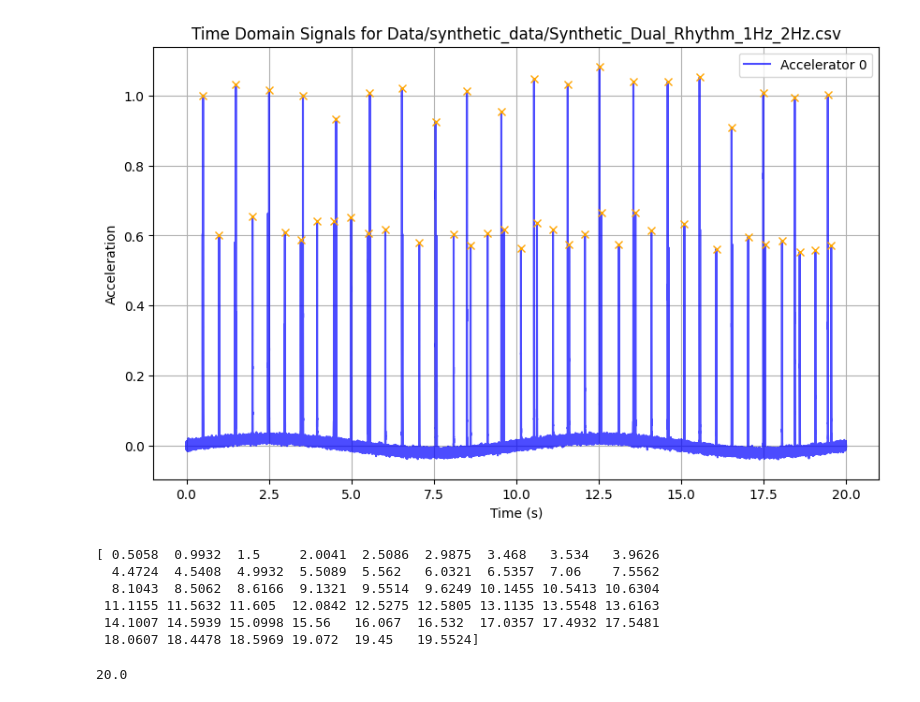
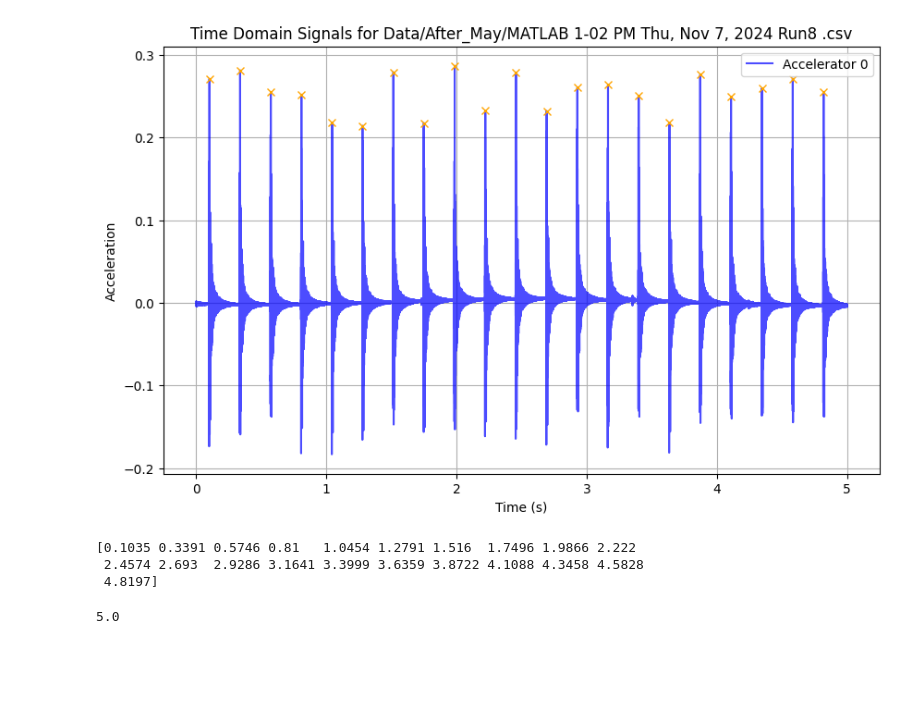
Before and after one commit to lamkin1/Acoustic-Space-Boiling, a Jupyter notebook: MultipleBoilings_2.ipynb, the cells around one changed output. Saved outputs shown, nothing was run; the diff lists cells and outputs as text; code cells hidden in the pictures; blank space fills up the shorter version.

```diff
--- a/MultipleBoilings_2.ipynb
+++ b/MultipleBoilings_2.ipynb
@@ -11,7 +10,7 @@ import statistics
 import math
 # %%
 # Single Rhythmic
-# file = 'Data/After_May/MATLAB 1-02 PM Thu, Nov 7, 2024 Run8 .csv' # Example 1, sd=0.02
+file = 'Data/After_May/MATLAB 1-02 PM Thu, Nov 7, 2024 Run8 .csv' # Example 1, sd=0.02
 # file = 'Data/After_May/MATLAB 1-21 PM Thu, Nov 7, 2024 Run10 .csv'
 # file ='Data/After_May/MATLAB 3-55 PM Thu, Sep 5, 2024 Run0 .csv'
 # file = 'Data/After_May/MATLAB 1-12 PM Thu, Nov 7, 2024 Run9 .csv'
@@ -30,41 +29,38 @@ import math
 # file = 'Data/After_May/MATLAB 2-26 PM Thu, Oct 31, 2024 Run11 .csv'
 # file = 'Data/After_May/MATLAB 1-31 PM Tue, Oct 29, 2024 Run7 .csv'
 # file = 'Data/After_May/MATLAB 1-53 PM Tue, Oct 29, 2024 Run14 .csv' # Example 3, sd=0.01
 # file = 'Data/After_May/MATLAB 2-54 PM Fri, Sep 13, 2024 Run5 .csv'
 # file = 'Data/After_May/MATLAB 3-18 PM Tue, Oct 15, 2024 Run9 .csv'
 # file = 'Data/After_May/MATLAB 12-54 PM Fri, Jun 28, 2024 Run7 .csv'
 # file = 'Data/After_May/MATLAB 3-00 PM Tue, Oct 15, 2024 Run5 .csv' # amplitude
 # file = 'Data/After_May/MATLAB 2-15 PM Thu, Oct 31, 2024 Run8 .csv'
 # file = 'Data/After_May/MATLAB 2-28 PM Thu, Oct 31, 2024 Run12 .csv'
 # file = 'Data/After_May/MATLAB 2-36 PM Fri, Jun 14, 2024 Run14 .csv'
 # file = 'Data/After_May/MATLAB 2-47 PM Mon, Oct 28, 2024 Run10 .csv'
 # file = 'Data/After_May/MATLAB 3-06 PM Wed, Sep 18, 2024 Run7 .csv' # Example 2, sd=0.02
 # file = 'Data/After_May/MATLAB 4-00 PM Mon, Aug 26, 2024 Run5 .csv'
 
 # Double Rhythmic
 # file = 'Data/After_May/MATLAB 3-15 PM Thu, Oct 24, 2024 Run15.csv'
 
 # file = 'Data/After_May/MATLAB 2-24 PM Tue, Jun 11, 2024 Run2 .csv'
 
 # Synthetic Data
-file = 'Data/synthetic_data/Synthetic_Dual_Rhythm_1Hz_2Hz.csv'
+# file = 'Data/synthetic_data/Synthetic_Dual_Rhythm_1Hz_2Hz.csv'
 # file = 'Data/synthetic_data/Synthetic_Irregular_Dual_Rhythm.csv'
 # file = 'Data/synthetic_data/Synthetic_Triple_Rhythm_Complex.csv'
 
 acceleration0 = get_file(file)
 x, y = get_peaks(acceleration0)
 
 plot_file(file)
 
 print(x)
 # %% [output]
-[figure, old version]
+[figure, new version]
-[ 0.5058  0.9932  1.5     2.0041  2.5086  2.9875  3.468   3.534   3.9626
-  4.4724  4.5408  4.9932  5.5089  5.562   6.0321  6.5357  7.06    7.5562
-  8.1043  8.5062  8.6166  9.1321  9.5514  9.6249 10.1455 10.5413 10.6304
- 11.1155 11.5632 11.605  12.0842 12.5275 12.5805 13.1135 13.5548 13.6163
- 14.1007 14.5939 15.0998 15.56   16.067  16.532  17.0357 17.4932 17.5481
- 18.0607 18.4478 18.5969 19.072  19.45   19.5524]
+[0.1035 0.3391 0.5746 0.81   1.0454 1.2791 1.516  1.7496 1.9866 2.222
+ 2.4574 2.693  2.9286 3.1641 3.3999 3.6359 3.8722 4.1088 4.3458 4.5828
+ 4.8197]
 # %%
 # print(np.std(y))
 # print(np.mean(y) / 9)
@@ -111,7 +107,7 @@ print(x)
 run_length = len(acceleration0) / 10000
 run_length
 # %% [output]
-20.0
+5.0
 # %%
 #predicted_sd = 0.0017 + 0.0038*(median_peak_amplitude) #(99% one-sided)
 
```
Also changed, not shown: parts of 7 cells of this notebook, 3 other files.
